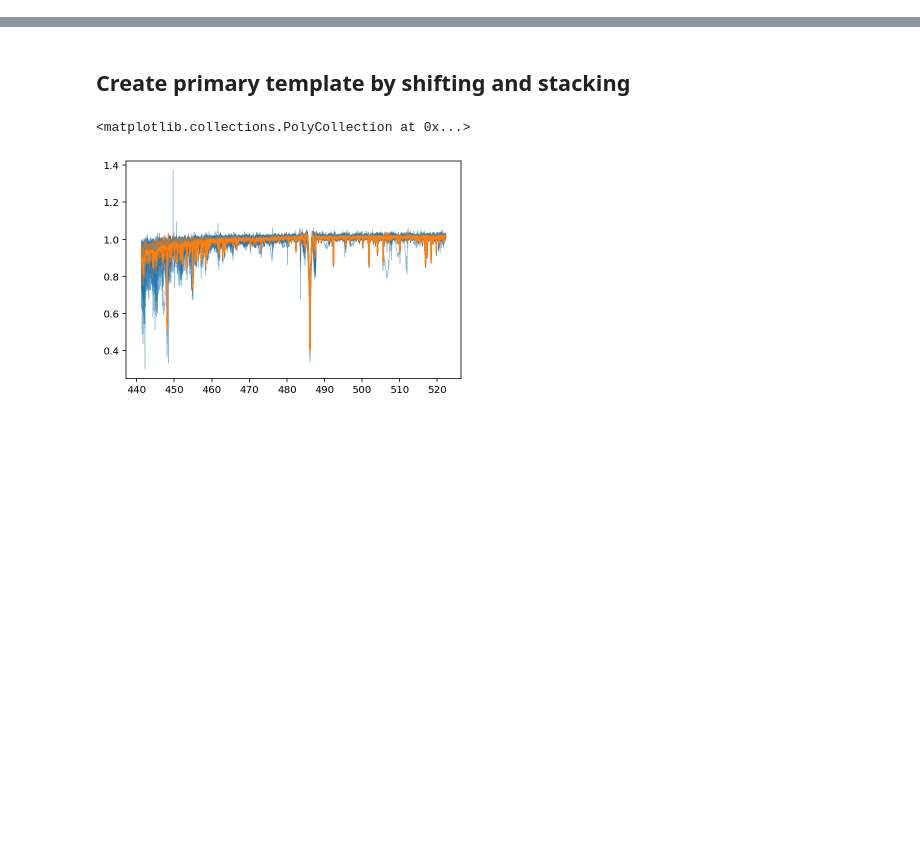
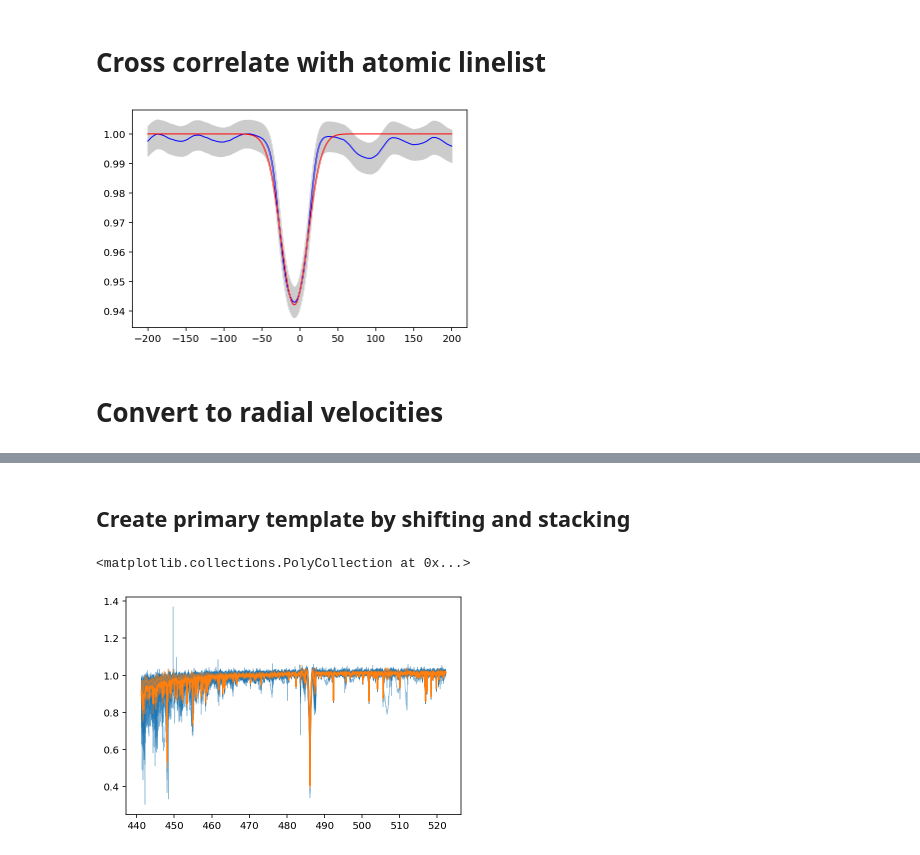
Before and after one commit to danhey/adra, a Jupyter notebook: RV extract ispec.ipynb, the cells around one changed output, grey strips where cells are left out. Saved outputs shown, nothing was run; the diff lists cells and outputs as text; code cells hidden in the pictures; blank space fills up the shorter version.

```diff
--- a/RV extract ispec.ipynb
+++ b/RV extract ispec.ipynb
@@ -193,0 +248,12 @@ Text(0, 0.5, 'RV [km/s]')
+# %% [markdown]
+# Cross correlate with atomic linelist
+# %%
+template_spectrum = ispec.create_spectrum_structure(wavelengths)
+template_spectrum['flux'] = np.median(temp_array, axis=0)
+template_spectrum['err'] = np.std(temp_array, axis=0)
+
+rv_offset, rv_offset_err = rv_ccf_mask(template_spectrum, diagnose=True)
+# %% [output]
+[figure, added]
+# %% [markdown]
+# Convert to radial velocities
```
Also changed, not shown: parts of 17 cells of this notebook, 3 other files.
